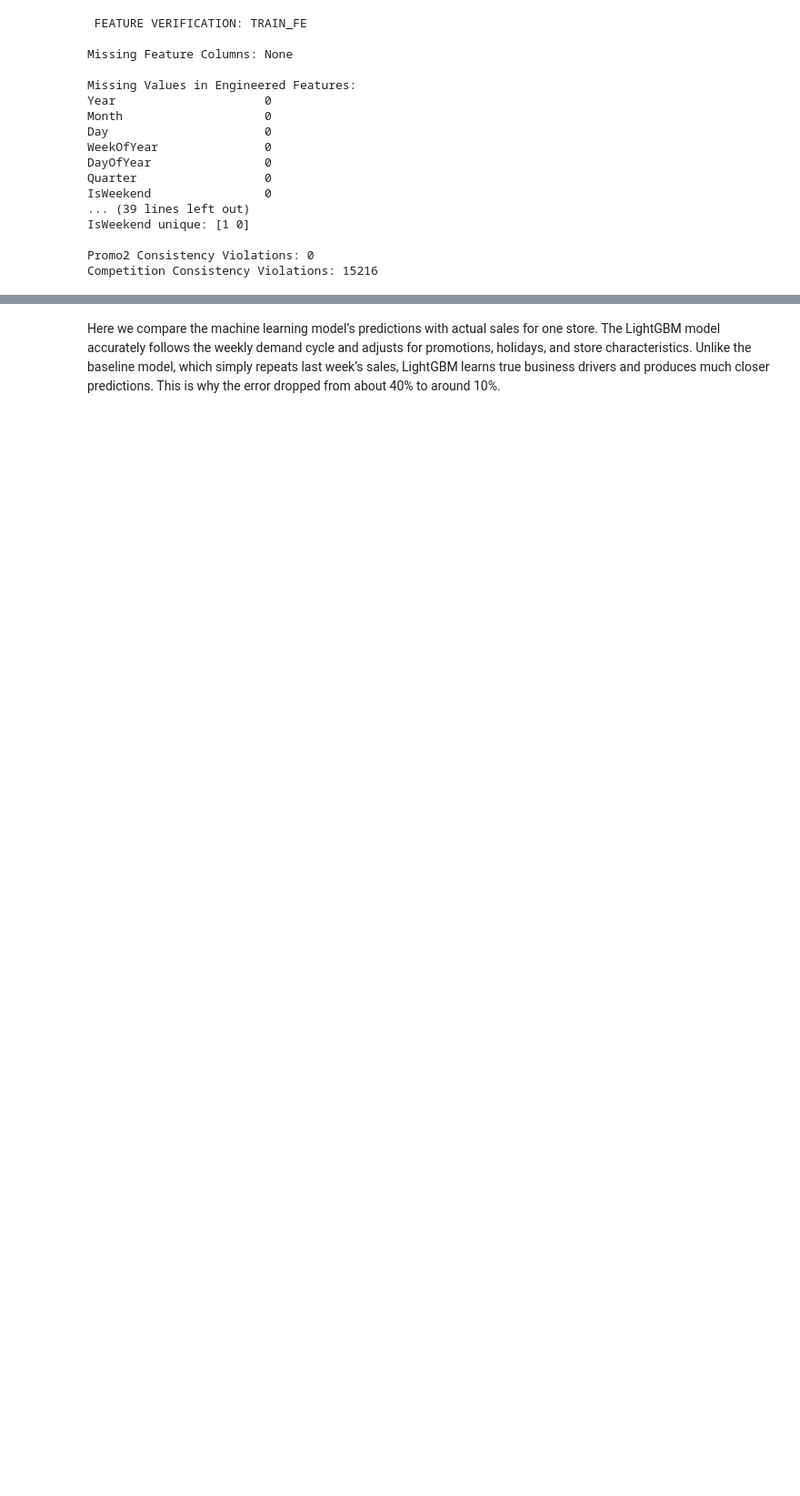
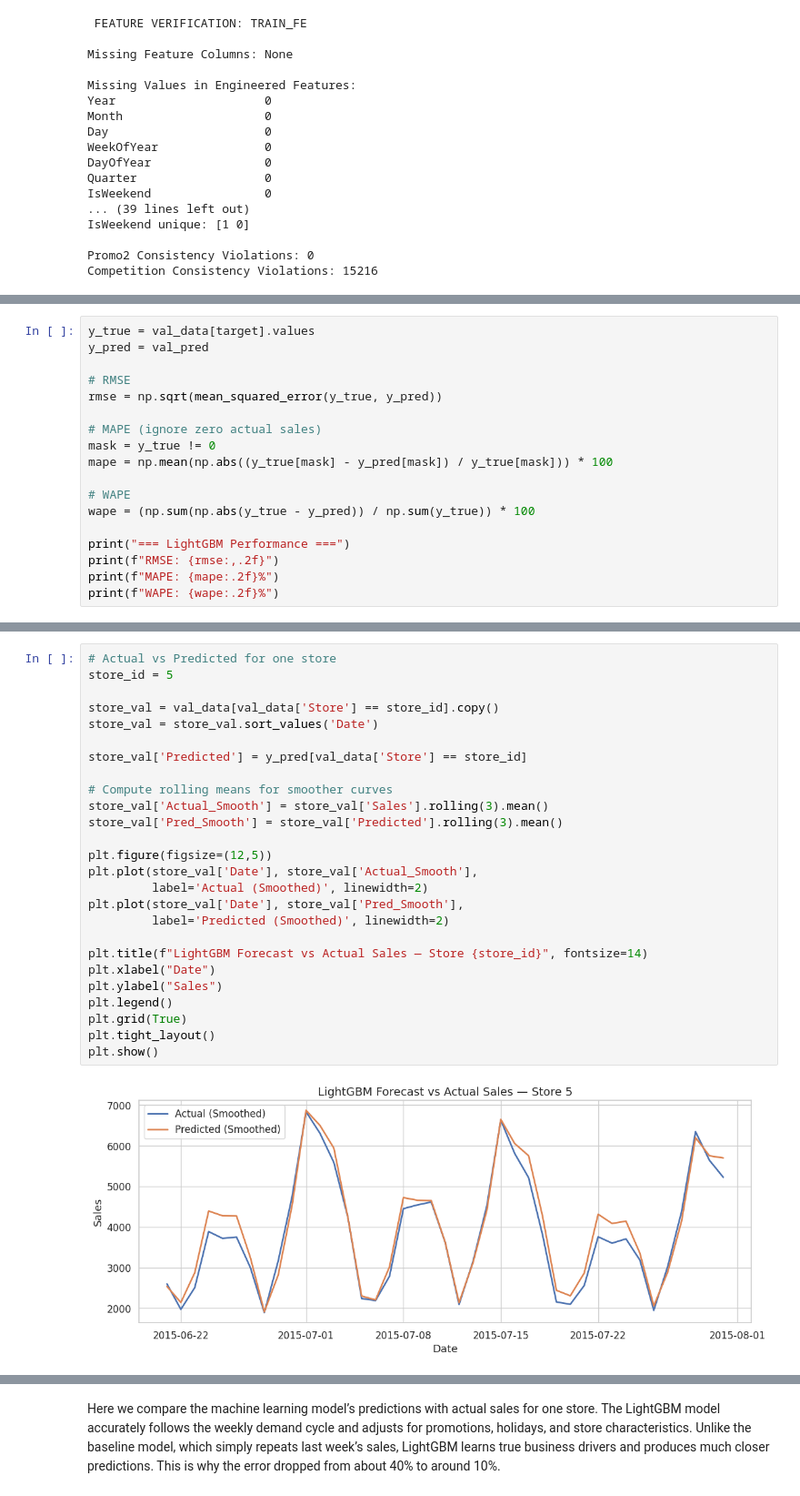
Before and after one commit to valentine96/Demand-Planning-and-Forecasting, a Jupyter notebook: notebooks/01_Data_Cleaning_and__EDA.ipynb, the cells around one changed output, grey strips where cells are left out. Shown at 91% size. Saved outputs shown, nothing was run; the diff lists cells and outputs as text; blank space fills up the shorter version.

```diff
--- a/notebooks/01_Data_Cleaning_and__EDA.ipynb
+++ b/notebooks/01_Data_Cleaning_and__EDA.ipynb
@@ -1225,0 +1146,18 @@ plt.show()
+# %%
+y_true = val_data[target].values
+y_pred = val_pred
+
+# RMSE
+rmse = np.sqrt(mean_squared_error(y_true, y_pred))
+
+# MAPE (ignore zero actual sales)
+mask = y_true != 0
+mape = np.mean(np.abs((y_true[mask] - y_pred[mask]) / y_true[mask])) * 100
+
+# WAPE
+wape = (np.sum(np.abs(y_true - y_pred)) / np.sum(y_true)) * 100
+
+print("=== LightGBM Performance ===")
+print(f"RMSE: {rmse:,.2f}")
+print(f"MAPE: {mape:.2f}%")
+print(f"WAPE: {wape:.2f}%")
@@ -1225,0 +1185,28 @@ plt.show()
+# %%
+# Actual vs Predicted for one store
+store_id = 5
+
+store_val = val_data[val_data['Store'] == store_id].copy()
+store_val = store_val.sort_values('Date')
+
+store_val['Predicted'] = y_pred[val_data['Store'] == store_id]
+
+# Compute rolling means for smoother curves
+store_val['Actual_Smooth'] = store_val['Sales'].rolling(3).mean()
+store_val['Pred_Smooth'] = store_val['Predicted'].rolling(3).mean()
+
+plt.figure(figsize=(12,5))
+plt.plot(store_val['Date'], store_val['Actual_Smooth'],
+         label='Actual (Smoothed)', linewidth=2)
+plt.plot(store_val['Date'], store_val['Pred_Smooth'],
+         label='Predicted (Smoothed)', linewidth=2)
+
+plt.title(f"LightGBM Forecast vs Actual Sales — Store {store_id}", fontsize=14)
+plt.xlabel("Date")
+plt.ylabel("Sales")
+plt.legend()
+plt.grid(True)
+plt.tight_layout()
+plt.show()
+# %% [output]
+[figure, added]
```
Also changed, not shown: parts of 77 cells of this notebook.
